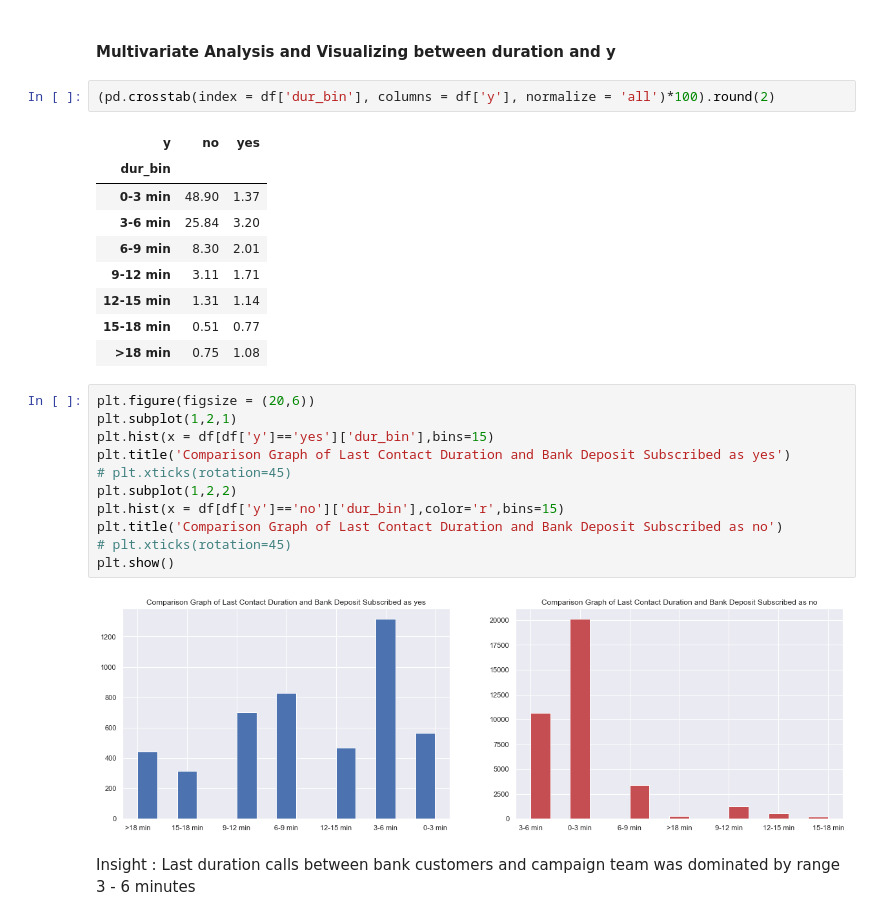
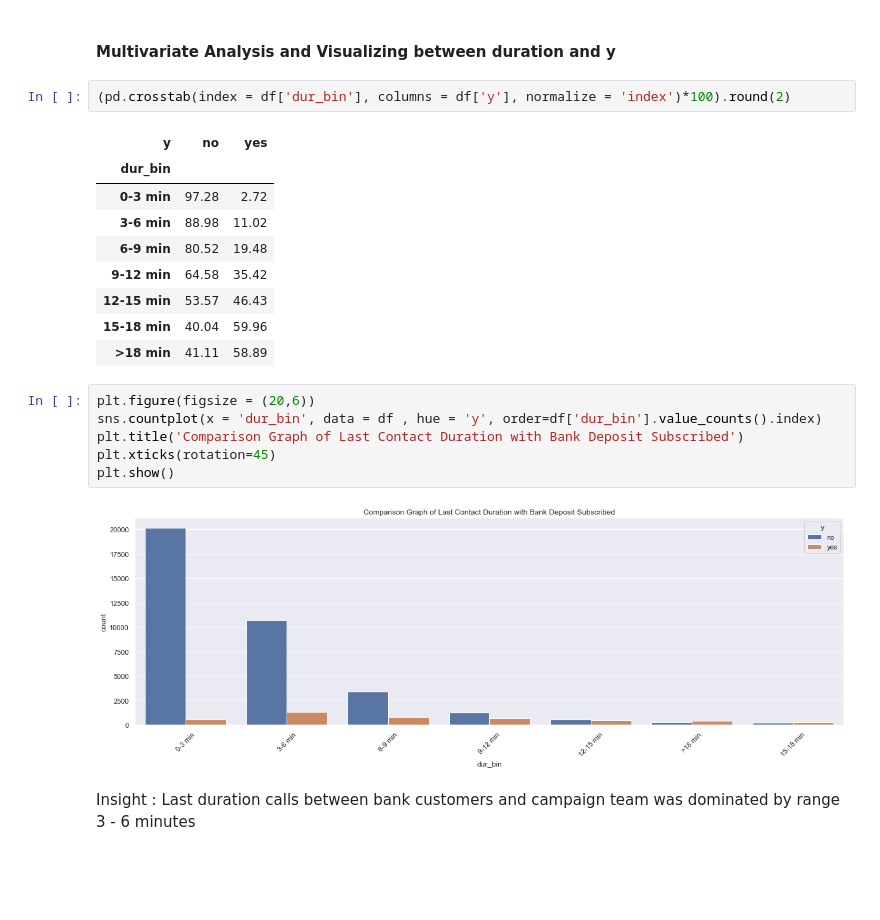
Before and after one commit to abdullahayas123/Tes-Model-Marketing-Scipy, a Jupyter notebook: 3 - EDA.ipynb, the cells around one changed output. Drawn from its saved outputs; the diff is of its cells as text; blank space fills up the shorter version.

```diff
--- a/3 - EDA.ipynb
+++ b/3 - EDA.ipynb
@@ -1052,30 +1020,25 @@ Insight : Last day of week communication between client and campaign team was do
 # %% [markdown]
 #### Multivariate Analysis and Visualizing between duration and y
 # %%
-(pd.crosstab(index = df['dur_bin'], columns = df['y'], normalize = 'all')*100).round(2)
+(pd.crosstab(index = df['dur_bin'], columns = df['y'], normalize = 'index')*100).round(2)
 # %% [output]
 | y | no | yes |
 | dur_bin |  |  |
-| 0-3 min | 48.90 | 1.37 |
-| 3-6 min | 25.84 | 3.20 |
-| 6-9 min | 8.30 | 2.01 |
-| 9-12 min | 3.11 | 1.71 |
-| 12-15 min | 1.31 | 1.14 |
-| 15-18 min | 0.51 | 0.77 |
-| >18 min | 0.75 | 1.08 |
+| 0-3 min | 97.28 | 2.72 |
+| 3-6 min | 88.98 | 11.02 |
+| 6-9 min | 80.52 | 19.48 |
+| 9-12 min | 64.58 | 35.42 |
+| 12-15 min | 53.57 | 46.43 |
+| 15-18 min | 40.04 | 59.96 |
+| >18 min | 41.11 | 58.89 |
 # %%
 plt.figure(figsize = (20,6))
-plt.subplot(1,2,1)
-plt.hist(x = df[df['y']=='yes']['dur_bin'],bins=15)
-plt.title('Comparison Graph of Last Contact Duration and Bank Deposit Subscribed as yes')
-# plt.xticks(rotation=45)
-plt.subplot(1,2,2)
-plt.hist(x = df[df['y']=='no']['dur_bin'],color='r',bins=15)
-plt.title('Comparison Graph of Last Contact Duration and Bank Deposit Subscribed as no')
-# plt.xticks(rotation=45)
+sns.countplot(x = 'dur_bin', data = df , hue = 'y', order=df['dur_bin'].value_counts().index)
+plt.title('Comparison Graph of Last Contact Duration with Bank Deposit Subscribed')
+plt.xticks(rotation=45)
 plt.show()
 # %% [output]
-[figure, old version]
+[figure, new version]
 # %% [markdown]
 Insight : Last duration calls between bank customers and campaign team was dominated by range 3 - 6 minutes
 # %% [markdown]
```
Also changed, not shown: parts of 33 cells of this notebook, 5 other files.
